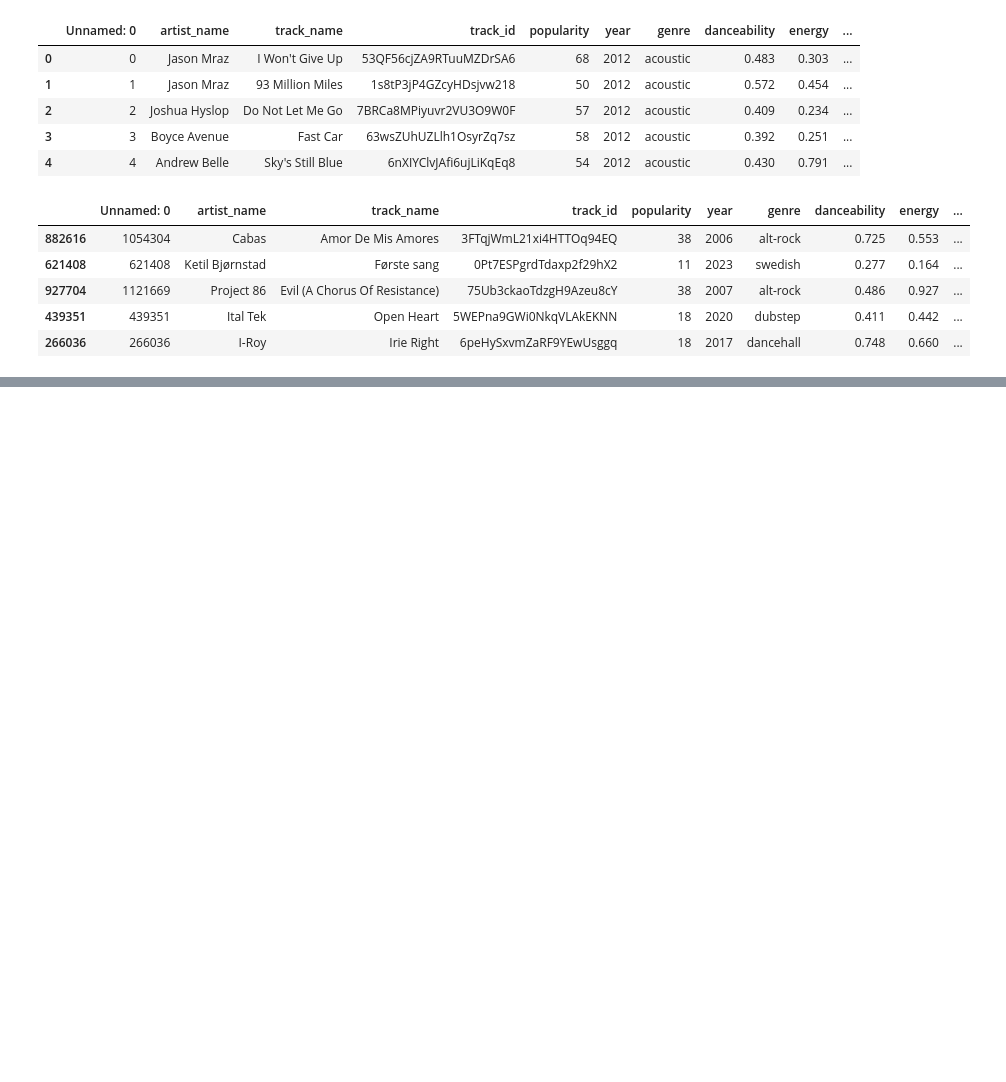
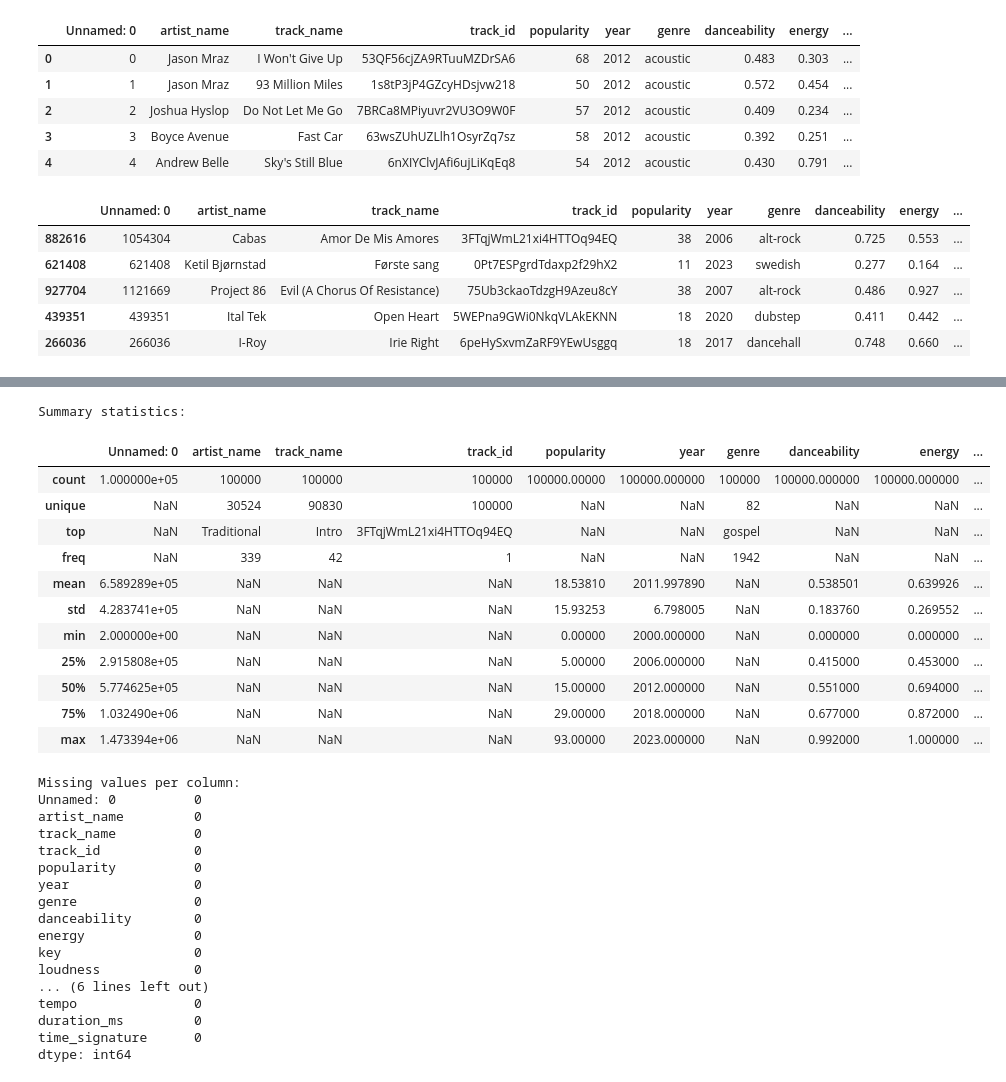
Before and after one commit to keerthanavenkatesan415/Spotify_Popularity_Prediction, a Jupyter notebook: notebooks/01_exploration.ipynb, the cells around one changed output, grey strips where cells are left out. Saved outputs shown, nothing was run; the diff lists cells and outputs as text; code cells hidden in the pictures; blank space fills up the shorter version.

```diff
--- a/notebooks/01_exploration.ipynb
+++ b/notebooks/01_exploration.ipynb
@@ -41,0 +78,39 @@ df_sample.to_csv(clean_path / "spotify_100k.csv", index=False)
+# %%
+# Summary statistics
+print("Summary statistics:")
+display(df.describe(include='all'))
+
+# Missing values
+print("\nMissing values per column:")
+print(df.isna().sum())
+# %% [output]
+Summary statistics:
+|  | Unnamed: 0 | artist_name | track_name | track_id | popularity | year | genre | danceability | energy | ... |
+| count | 1.000000e+05 | 100000 | 100000 | 100000 | 100000.00000 | 100000.000000 | 100000 | 100000.000000 | 100000.000000 | ... |
+| unique | NaN | 30524 | 90830 | 100000 | NaN | NaN | 82 | NaN | NaN | ... |
+| top | NaN | Traditional | Intro | 3FTqjWmL21xi4HTTOq94EQ | NaN | NaN | gospel | NaN | NaN | ... |
+| freq | NaN | 339 | 42 | 1 | NaN | NaN | 1942 | NaN | NaN | ... |
+| mean | 6.589289e+05 | NaN | NaN | NaN | 18.53810 | 2011.997890 | NaN | 0.538501 | 0.639926 | ... |
+| std | 4.283741e+05 | NaN | NaN | NaN | 15.93253 | 6.798005 | NaN | 0.183760 | 0.269552 | ... |
+| min | 2.000000e+00 | NaN | NaN | NaN | 0.00000 | 2000.000000 | NaN | 0.000000 | 0.000000 | ... |
+| 25% | 2.915808e+05 | NaN | NaN | NaN | 5.00000 | 2006.000000 | NaN | 0.415000 | 0.453000 | ... |
+| 50% | 5.774625e+05 | NaN | NaN | NaN | 15.00000 | 2012.000000 | NaN | 0.551000 | 0.694000 | ... |
+| 75% | 1.032490e+06 | NaN | NaN | NaN | 29.00000 | 2018.000000 | NaN | 0.677000 | 0.872000 | ... |
+| max | 1.473394e+06 | NaN | NaN | NaN | 93.00000 | 2023.000000 | NaN | 0.992000 | 1.000000 | ... |
+Missing values per column:
+Unnamed: 0          0
+artist_name         0
+track_name          0
+track_id            0
+popularity          0
+year                0
+genre               0
+danceability        0
+energy              0
+key                 0
+loudness            0
+... (6 lines left out)
+tempo               0
+duration_ms         0
+time_signature      0
+dtype: int64
```
Also changed, not shown: parts of 4 cells of this notebook, 6 other files.
